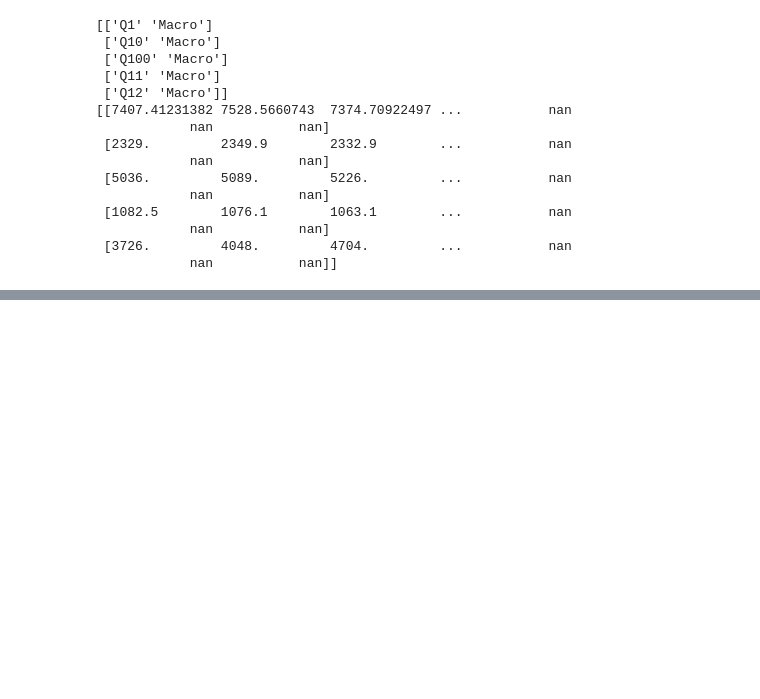
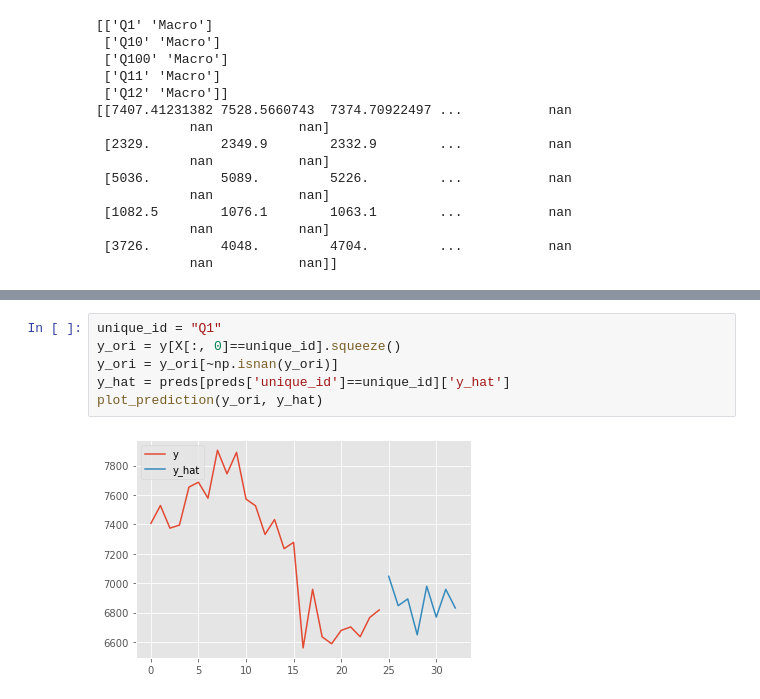
Before and after one commit to kdgutier/esrnn_torch, a Jupyter notebook: m4_test.ipynb, the cells around one changed output, grey strips where cells are left out. Drawn from its saved outputs; the diff is of its cells as text; blank space fills up the shorter version.

```diff
--- a/m4_test.ipynb
+++ b/m4_test.ipynb
@@ -67,3 +67,11 @@ plot_prediction(X[X['unique_id']==unique_id]['y'], preds[preds['unique_id']==uni
+# %%
+unique_id = "Q1"
+y_ori = y[X[:, 0]==unique_id].squeeze()
+y_ori = y_ori[~np.isnan(y_ori)]
+y_hat = preds[preds['unique_id']==unique_id]['y_hat']
+plot_prediction(y_ori, y_hat)
+# %% [output]
+[figure, added]
 # %%
 import pandas as pd
 import numpy as np
```
Also changed, not shown: parts of 11 cells of this notebook.
